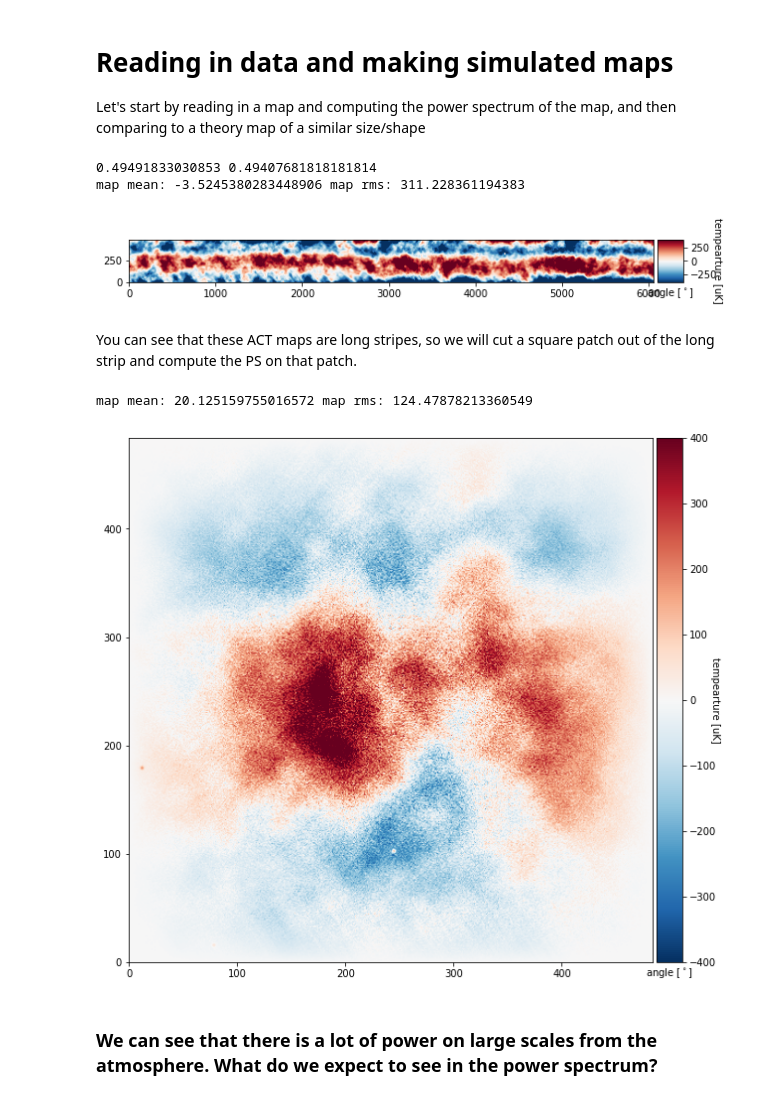
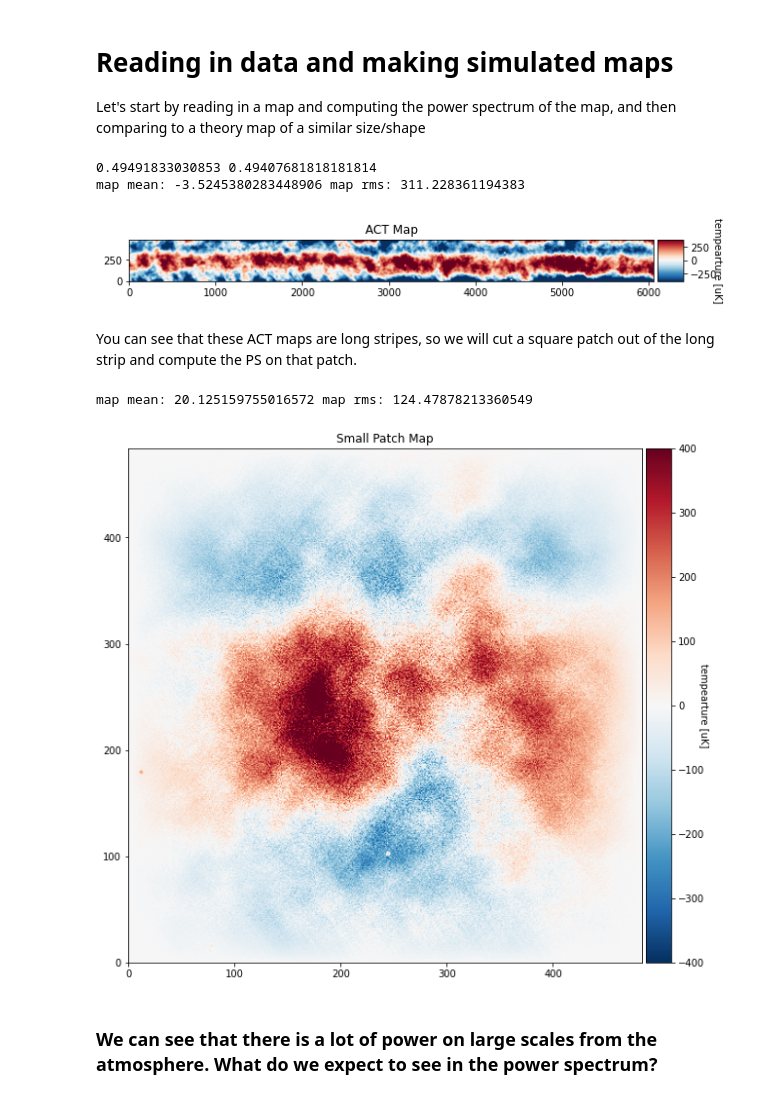
Before and after one commit to DEboy2007/CMBPaper, a Jupyter notebook: CMB_School_Part_06.ipynb, the cells around one changed output. Cells and saved outputs as stored; diff of their text form; code cells hidden in the pictures.

```diff
--- a/CMB_School_Part_06.ipynb
+++ b/CMB_School_Part_06.ipynb
@@ -49,24 +46,24 @@ c:\Users\dhanu\Desktop\My Stuff\Coding\PROJECTS\CMB\CMBAnalysis_SummerSchool
 # Reading in data and making simulated maps
 Let's start by reading in a map and computing the power spectrum of the map, and then comparing to a theory map of a similar size/shape
 # %%
-map = fits.getdata('/Users/jeffmcm/Downloads/CosmoAndes-master/ACT_Season3_148_GHz_submap.fits')
-header = fits.getheader('/Users/jeffmcm/Downloads/CosmoAndes-master/ACT_Season3_148_GHz_submap.fits')
+map = fits.getdata('ACT_Season3_148_GHz_submap.fits')
+header = fits.getheader('ACT_Season3_148_GHz_submap.fits')
 ra0 = 310.006000
 ra1 = 360.001000
 dec0 = -1.996904
 dec1 = 1.988649
 Nx= header['NAXIS1']
 Ny= header['NAXIS2']
 
 pix_x = 60.*(ra1-ra0)/Nx
 pix_y = 60.*(dec1-dec0)/Ny
 print(pix_x, pix_y) # x and y pixel scales in arcmins
 plt.figure(figsize=(10,10))
-p = Plot_CMB_Map(map,c_min,c_max,Nx,Ny)
+p = Plot_CMB_Map(map,c_min,c_max,Nx,Ny, "ACT Map")
 # %% [output]
 0.49491833030853 0.49407681818181814
 map mean: -3.5245380283448906 map rms: 311.228361194383
-[figure, old version]
+[figure, new version]
 # %% [markdown]
 You can see that these ACT maps are long stripes, so we will cut a square patch out of the long strip and compute the PS on that patch.
 # %%
@@ -76,10 +73,10 @@ map_patch = map[0:int(N), 0:int(N)] #trimming the map down to size
 # Making a window function, taking the shorter dimension for now
 window = (cosine_window(N))
 appodized_map = window * map_patch
-p=Plot_CMB_Map(appodized_map,c_min,c_max,N, N)
+p=Plot_CMB_Map(appodized_map,c_min,c_max,N, N, "Small Patch Map")
 # %% [output]
 map mean: 20.125159755016572 map rms: 124.47878213360549
-[figure, old version]
+[figure, new version]
 # %% [markdown]
 ### We can see that there is a lot of power on large scales from the atmosphere. What do we expect to see in the power spectrum?
 # %%
```
Also changed, not shown: parts of 5 cells of this notebook.
